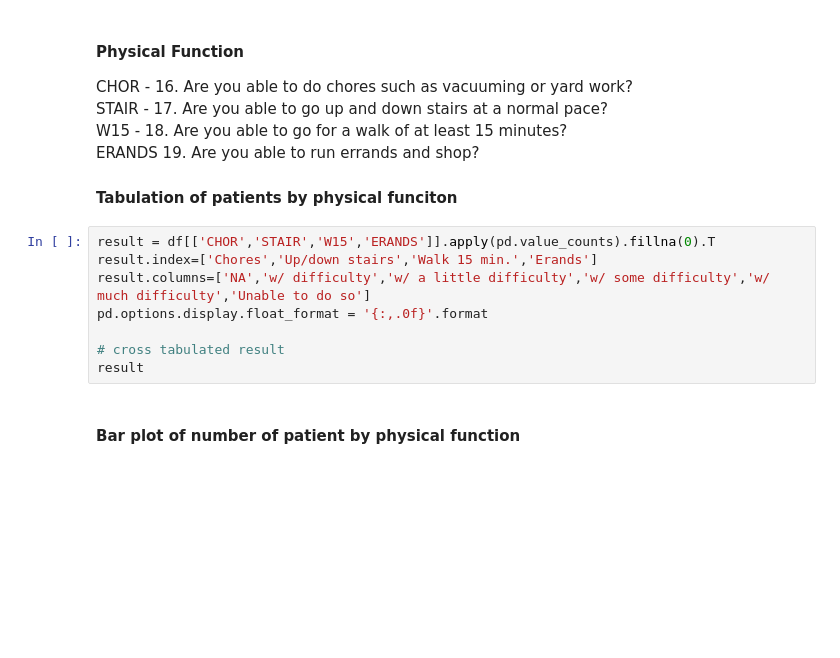
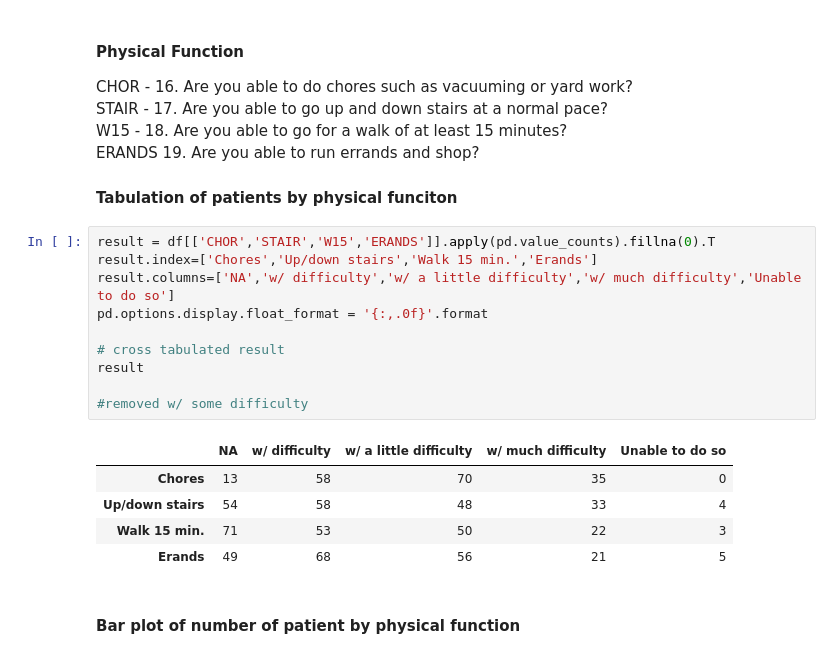
Before and after one commit to gagandaroach/DataScienceIntro, a Jupyter notebook: labs/lab_2_eda/lab_2_eda_backpain.ipynb, the cells around one changed output. Saved outputs shown, nothing was run; the diff lists cells and outputs as text; blank space fills up the shorter version.

```diff
--- a/labs/lab_2_eda/lab_2_eda_backpain.ipynb
+++ b/labs/lab_2_eda/lab_2_eda_backpain.ipynb
@@ -326,11 +412,19 @@ ERANDS 19. Are you able to run errands and shop?
 # %%
 result = df[['CHOR','STAIR','W15','ERANDS']].apply(pd.value_counts).fillna(0).T
 result.index=['Chores','Up/down stairs','Walk 15 min.','Erands']
-result.columns=['NA','w/ difficulty','w/ a little difficulty','w/ some difficulty','w/ much difficulty','Unable to do so']
+result.columns=['NA','w/ difficulty','w/ a little difficulty','w/ much difficulty','Unable to do so']
 pd.options.display.float_format = '{:,.0f}'.format
 
 # cross tabulated result
 result
+
+#removed w/ some difficulty
+# %% [output]
+|  | NA | w/ difficulty | w/ a little difficulty | w/ much difficulty | Unable to do so |
+| Chores | 13 | 58 | 70 | 35 | 0 |
+| Up/down stairs | 54 | 58 | 48 | 33 | 4 |
+| Walk 15 min. | 71 | 53 | 50 | 22 | 3 |
+| Erands | 49 | 68 | 56 | 21 | 5 |
 # %% [markdown]
 #### Bar plot of number of patient by physical function
 # %%
```
Also changed, not shown: parts of 23 cells of this notebook, 4 other files.
